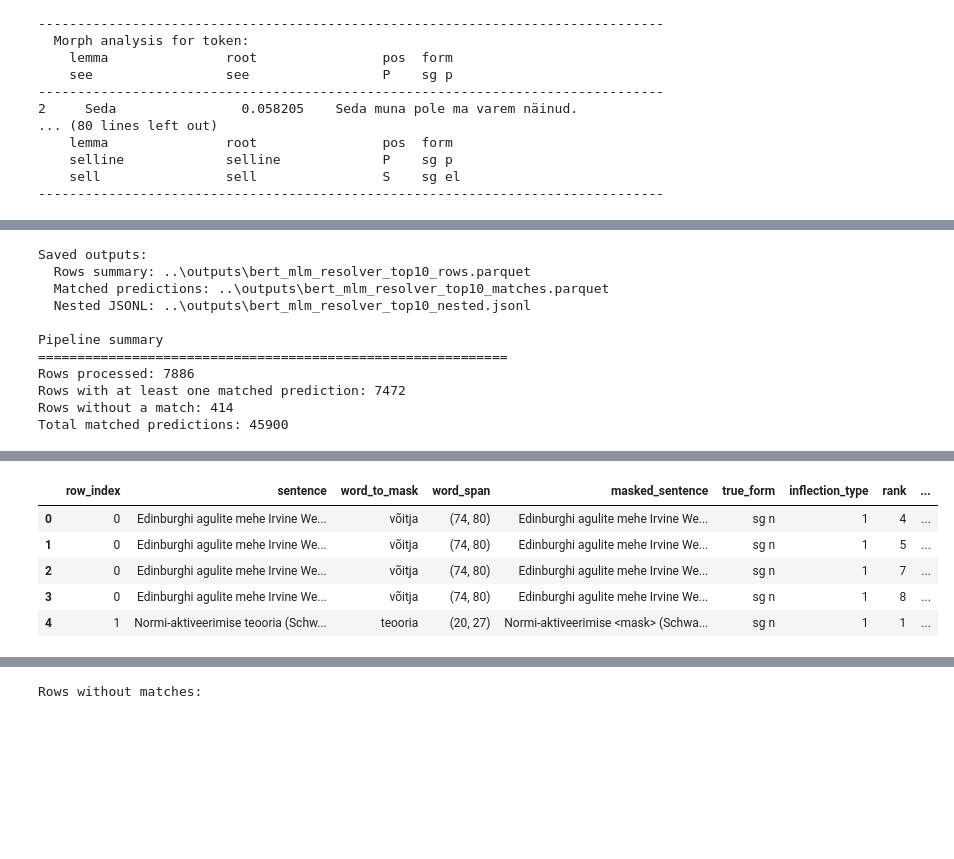
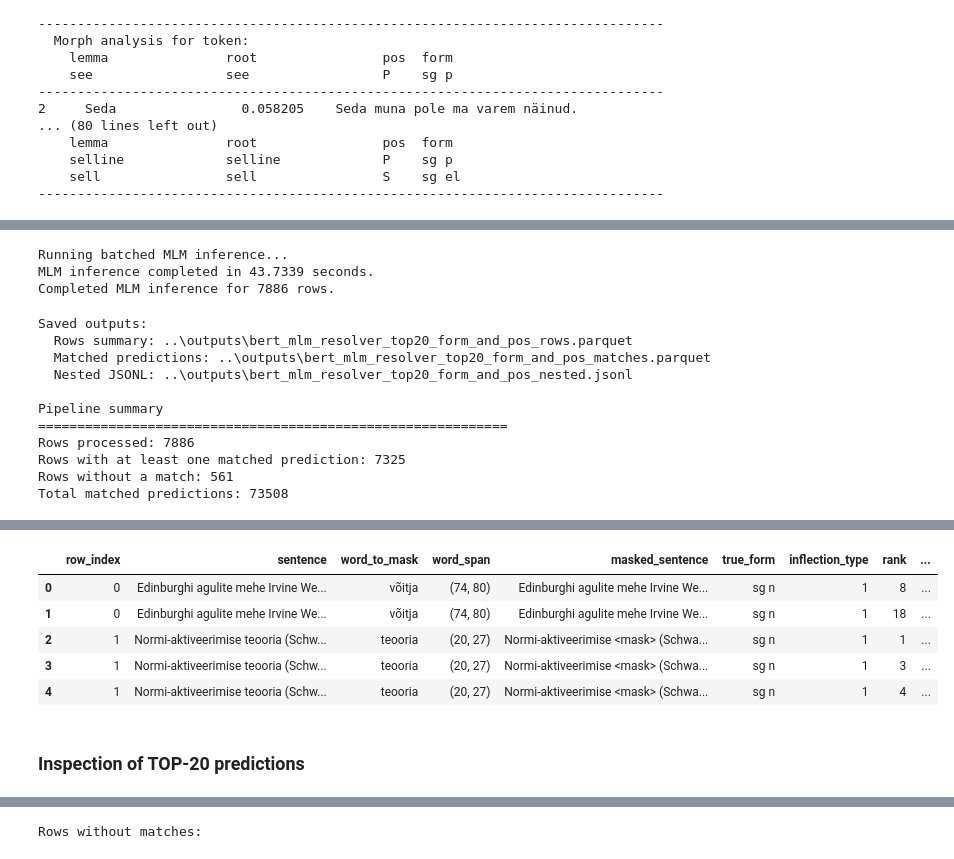
Before and after one commit to SanderSaska/EstNLTK_model_training, a Jupyter notebook: notebooks/BERT_MLM.ipynb, the cells around one changed output, grey strips where cells are left out. Drawn from its saved outputs; the diff is of its cells as text; code cells hidden in the pictures; blank space fills up the shorter version.

Commit message:
BERT MLM top 20 and evaluation on the new subset

```diff
--- a/notebooks/BERT_MLM.ipynb
+++ b/notebooks/BERT_MLM.ipynb
@@ -261,7 +264,11 @@ Rank  Token               Score       Sequence
     sell                sell                S    sg el
 --------------------------------------------------------------------------------
 # %%
-homonyms_df = pd.read_csv(HOMONYMS_DIRS["processed"] / "homonyms_sentences_overall.csv")
+homonyms_df = pd.read_parquet(
+    HOMONYMS_DIRS["processed"] / "homonyms_overall_sentences.parquet"
+)
+hom_df = pd.read_parquet(HOMONYMS_DIRS["processed"] / "homonyms_overall.parquet")
 display(homonyms_df.head())
+display(hom_df.head())
 # %% [output]
 |  | num | inflection_type | sentence | word | word_span | label | source |
@@ -292,0 +286,10 @@ print(homonyms_df.head())
+# %%
+# Extract pos info from hom_df and add it to homonyms_df
+assert len(homonyms_df) == len(hom_df[hom_df["pos"] != "-"])
+homonyms_df["pos"] = hom_df[hom_df["pos"] != "-"]["pos"].values
+display(homonyms_df.head())
+# Move column "pos" to the sixth position (after "label")
+cols = homonyms_df.columns.tolist()
+cols.insert(6, cols.pop(cols.index("pos")))
+homonyms_df = homonyms_df[cols]
+display(homonyms_df.head())
@@ -294,7 +314,7 @@ print(homonyms_df.head())
 example_row = homonyms_df.iloc[0]
 example_sentence = example_row["sentence"]
 example_masked_word = example_row["word"]
-example_word_span = ast.literal_eval(example_row["word_span"])
+example_word_span = example_row["word_span"]
 print("Original sentence:", example_sentence)
 print("Word span to mask:", example_word_span)
 print("To be masked word:", example_masked_word)
@@ -343,10 +327,0 @@ for index, row in tqdm.tqdm(homonyms_df.iterrows(), total=len(homonyms_df)):
-# %%
-for index, data in sentences_with_predictions.items():
-    row_data = data["row_data"]
-    matching_predictions = data["matching_predictions"]
-    print(f"Sentence: \n  {row_data['sentence']}")
-    print("Matched form to predict:", row_data["form_to_predict"])
-    print("Matching predictions:")
-    for pred in matching_predictions:
-        print(f"  Predicted token: {pred['token']}")
-        print(f"    Morph analysis: {pred['morph_analysis']}")
@@ -666,9 +853,9 @@ sample_df = homonyms_df
 # Run the pipeline on full dataset and store outputs.
 pipeline_result = run_mlm_form_filter_pipeline(
     df=sample_df,
-    top_k=10,
+    top_k=20,
     save_outputs=True,
-    output_prefix="bert_mlm_resolver_top10",
+    output_prefix="bert_mlm_resolver_top20_form_and_pos",
 )
 
 rows_df = pipeline_result["rows_df"]
@@ -684,15 +871,18 @@ print(f"Total matched predictions: {len(matches_df)}")
 display(rows_df.head())
 display(matches_df.head())
 # %% [output]
-Saved outputs:
-  Rows summary: ..\outputs\bert_mlm_resolver_top10_rows.parquet
-  Matched predictions: ..\outputs\bert_mlm_resolver_top10_matches.parquet
-  Nested JSONL: ..\outputs\bert_mlm_resolver_top10_nested.jsonl
-
-Pipeline summary
-============================================================
-Rows processed: 7886
-Rows with at least one matched prediction: 7472
-Rows without a match: 414
-Total matched predictions: 45900
+Running batched MLM inference...
+MLM inference completed in 43.7339 seconds.
+Completed MLM inference for 7886 rows.
+Saved outputs:
+  Rows summary: ..\outputs\bert_mlm_resolver_top20_form_and_pos_rows.parquet
+  Matched predictions: ..\outputs\bert_mlm_resolver_top20_form_and_pos_matches.parquet
+  Nested JSONL: ..\outputs\bert_mlm_resolver_top20_form_and_pos_nested.jsonl
+
+Pipeline summary
+============================================================
+Rows processed: 7886
+Rows with at least one matched prediction: 7325
+Rows without a match: 561
+Total matched predictions: 73508
 |  | row_index | sentence | word_to_mask | word_span | masked_sentence | true_form | inflection_type | top_k | ... |
@@ -704,6 +894,8 @@ Total matched predictions: 45900
 |  | row_index | sentence | word_to_mask | word_span | masked_sentence | true_form | inflection_type | rank | ... |
-| 0 | 0 | Edinburghi agulite mehe Irvine We... | võitja | (74, 80) | Edinburghi agulite mehe Irvine We... | sg n | 1 | 4 | ... |
-| 1 | 0 | Edinburghi agulite mehe Irvine We... | võitja | (74, 80) | Edinburghi agulite mehe Irvine We... | sg n | 1 | 5 | ... |
-| 2 | 0 | Edinburghi agulite mehe Irvine We... | võitja | (74, 80) | Edinburghi agulite mehe Irvine We... | sg n | 1 | 7 | ... |
-| 3 | 0 | Edinburghi agulite mehe Irvine We... | võitja | (74, 80) | Edinburghi agulite mehe Irvine We... | sg n | 1 | 8 | ... |
-| 4 | 1 | Normi-aktiveerimise teooria (Schw... | teooria | (20, 27) | Normi-aktiveerimise <mask> (Schwa... | sg n | 1 | 1 | ... |
+| 0 | 0 | Edinburghi agulite mehe Irvine We... | võitja | (74, 80) | Edinburghi agulite mehe Irvine We... | sg n | 1 | 8 | ... |
+| 1 | 0 | Edinburghi agulite mehe Irvine We... | võitja | (74, 80) | Edinburghi agulite mehe Irvine We... | sg n | 1 | 18 | ... |
+| 2 | 1 | Normi-aktiveerimise teooria (Schw... | teooria | (20, 27) | Normi-aktiveerimise <mask> (Schwa... | sg n | 1 | 1 | ... |
+| 3 | 1 | Normi-aktiveerimise teooria (Schw... | teooria | (20, 27) | Normi-aktiveerimise <mask> (Schwa... | sg n | 1 | 3 | ... |
+| 4 | 1 | Normi-aktiveerimise teooria (Schw... | teooria | (20, 27) | Normi-aktiveerimise <mask> (Schwa... | sg n | 1 | 4 | ... |
+# %% [markdown]
+### Inspection of TOP-20 predictions
```
Also changed, not shown: parts of 22 cells of this notebook, 7 other files.
